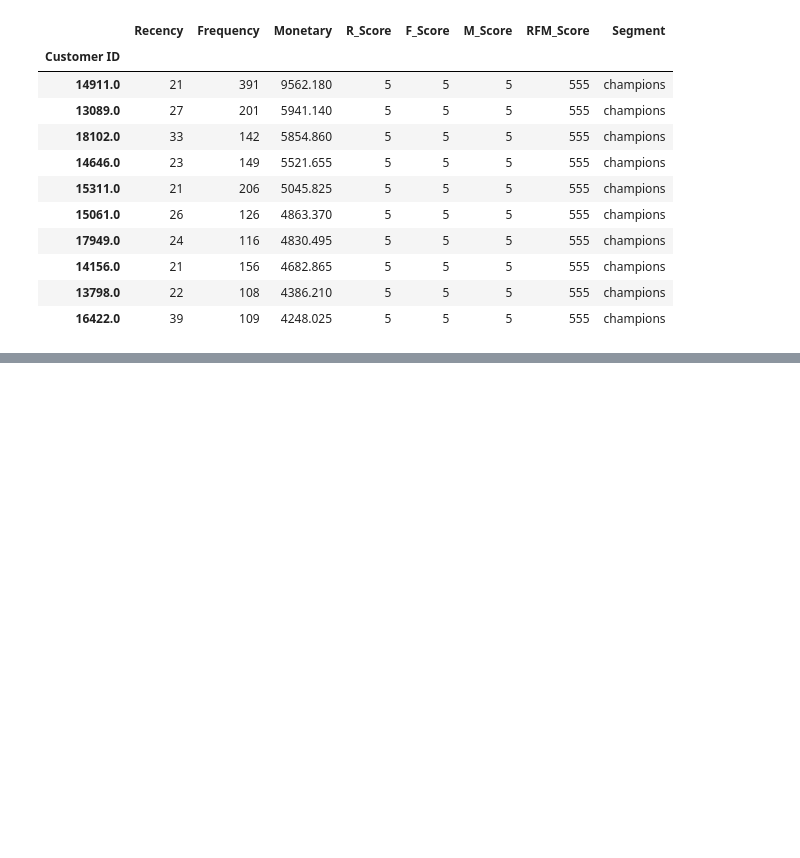
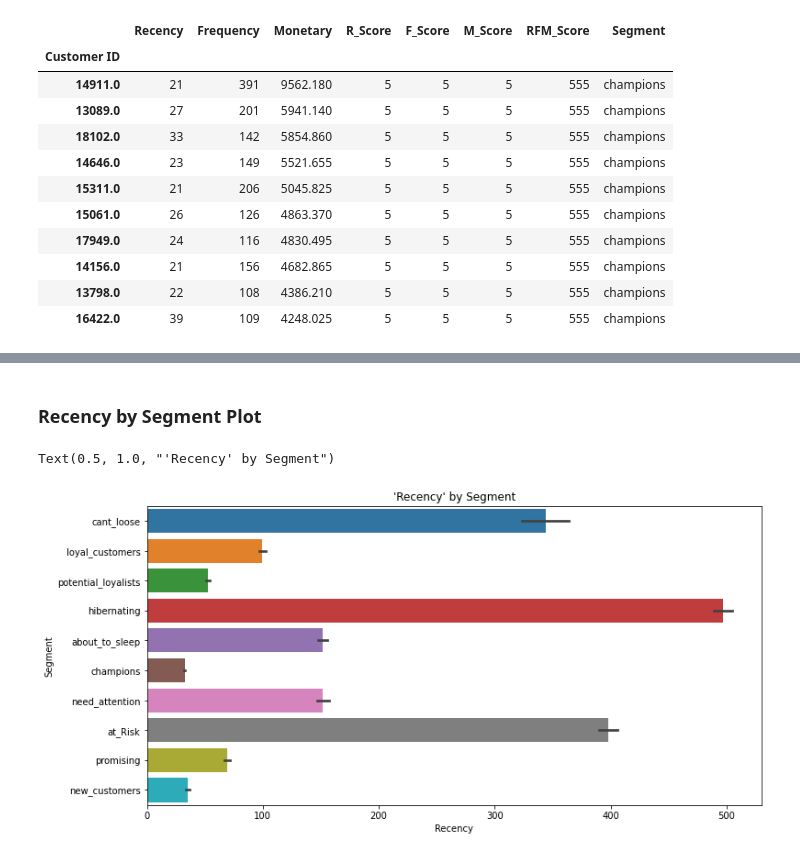
Before and after one commit to emirhansilsupur/CRM-Analytics, a Jupyter notebook: online_retail_for_rfm.ipynb, the cells around one changed output, grey strips where cells are left out. Saved outputs shown, nothing was run; the diff lists cells and outputs as text; code cells hidden in the pictures; blank space fills up the shorter version.

Commit message:
added rfm plot

```diff
--- a/online_retail_for_rfm.ipynb
+++ b/online_retail_for_rfm.ipynb
@@ -269,0 +291,8 @@ rfm[rfm["RFM_Score"]=='555'].sort_values("Monetary", ascending=False).head(10)
+# %% [markdown]
+### Recency by Segment Plot
+# %%
+fig = plt.figure(figsize = (12, 7))
+sns.barplot(x=rfm["Recency"],y=rfm["Segment"],orient="h").set_title("'Recency' by Segment")
+# %% [output]
+Text(0.5, 1.0, "'Recency' by Segment")
+[figure, added]
```
Also changed, not shown: parts of 6 cells of this notebook.
